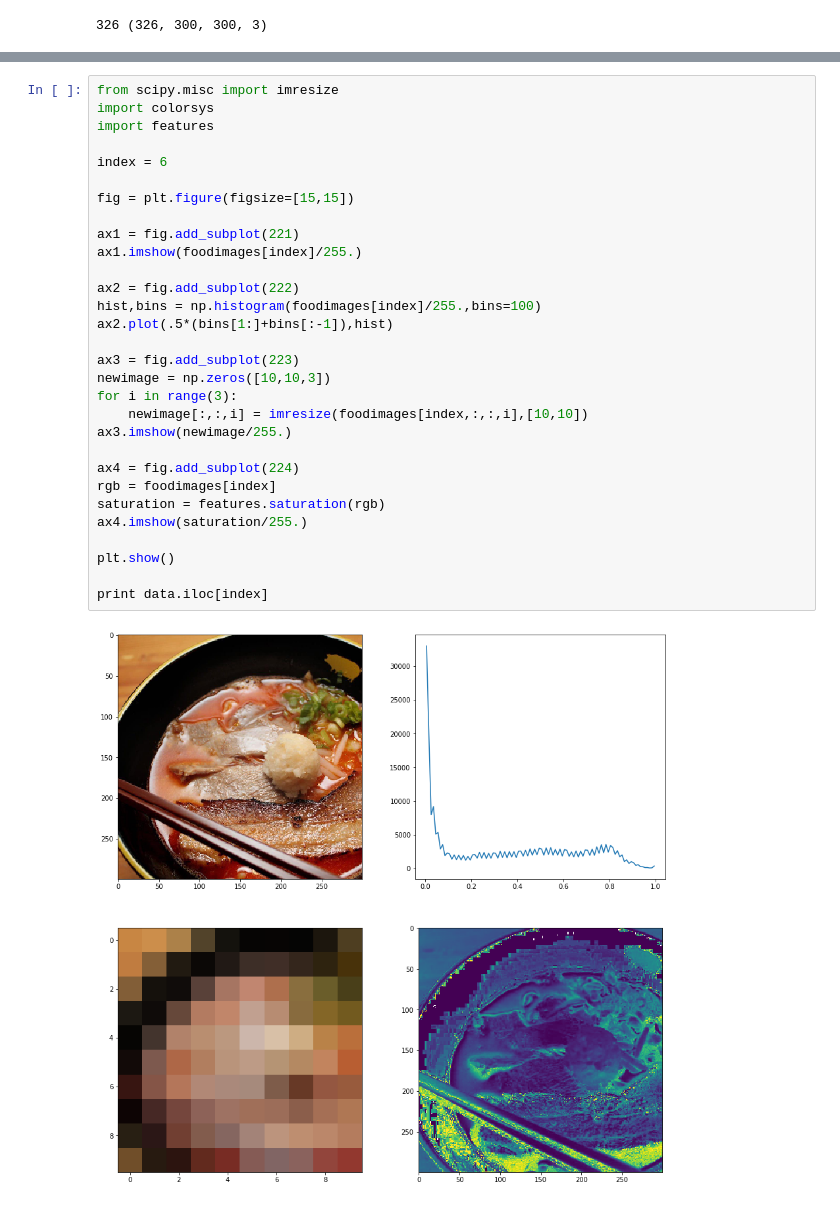
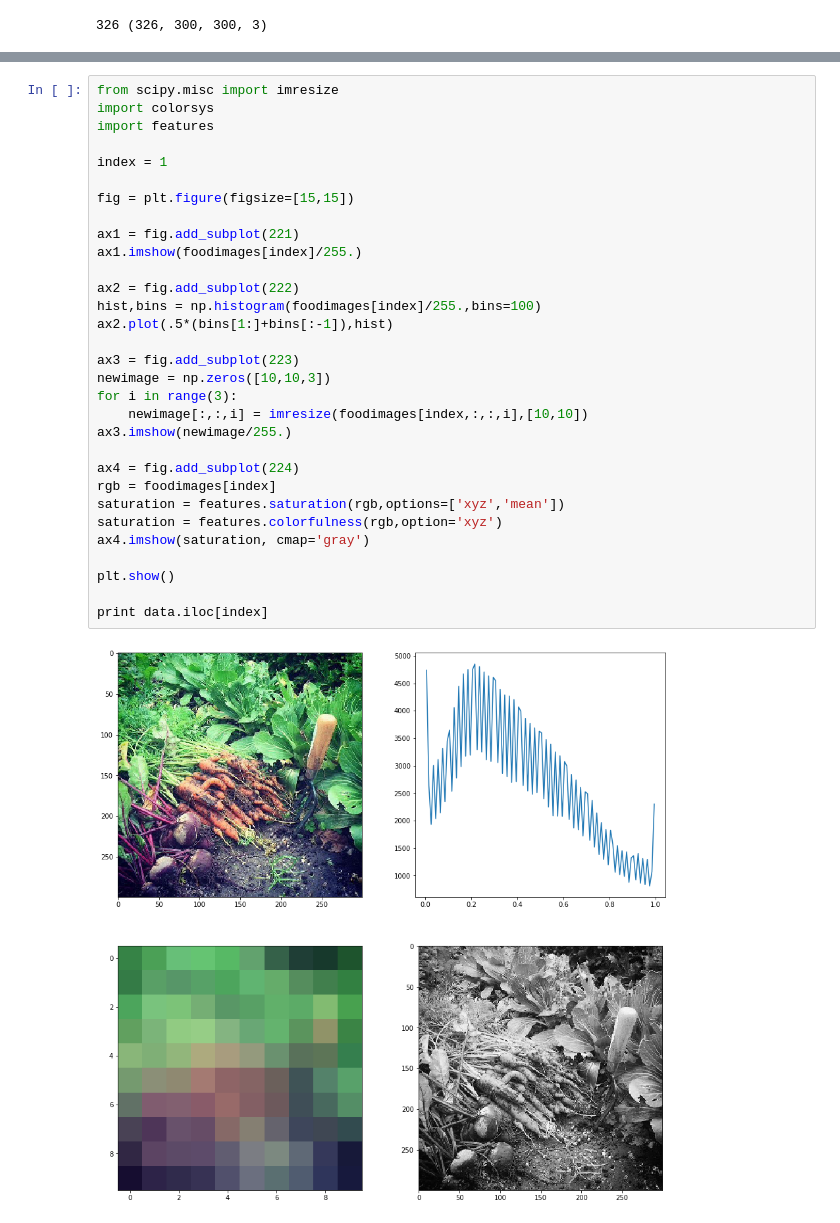
Before and after one commit to AlbertHJLee/minster, a Jupyter notebook: exploration.ipynb, the cells around one changed output, grey strips where cells are left out. Cells and saved outputs as stored; diff of their text form.

```diff
--- a/exploration.ipynb
+++ b/exploration.ipynb
@@ -125,32 +125,33 @@ data.loc[data.apply(getlist,args=[u'fashion',0],axis=1)]
 # %%
 from scipy.misc import imresize
 import colorsys
 import features
 
-index = 6
+index = 1
 
 fig = plt.figure(figsize=[15,15])
 
 ax1 = fig.add_subplot(221)
 ax1.imshow(foodimages[index]/255.)
 
 ax2 = fig.add_subplot(222)
 hist,bins = np.histogram(foodimages[index]/255.,bins=100)
 ax2.plot(.5*(bins[1:]+bins[:-1]),hist)
 
 ax3 = fig.add_subplot(223)
 newimage = np.zeros([10,10,3])
 for i in range(3):
     newimage[:,:,i] = imresize(foodimages[index,:,:,i],[10,10])
 ax3.imshow(newimage/255.)
 
 ax4 = fig.add_subplot(224)
 rgb = foodimages[index]
-saturation = features.saturation(rgb)
-ax4.imshow(saturation/255.)
+saturation = features.saturation(rgb,options=['xyz','mean'])
+saturation = features.colorfulness(rgb,option='xyz')
+ax4.imshow(saturation, cmap='gray')
 
 plt.show()
 
 print data.iloc[index]
 # %% [output]
-[figure, old version]
+[figure, new version]
```
Also changed, not shown: parts of 2 cells of this notebook, 2 other files.
